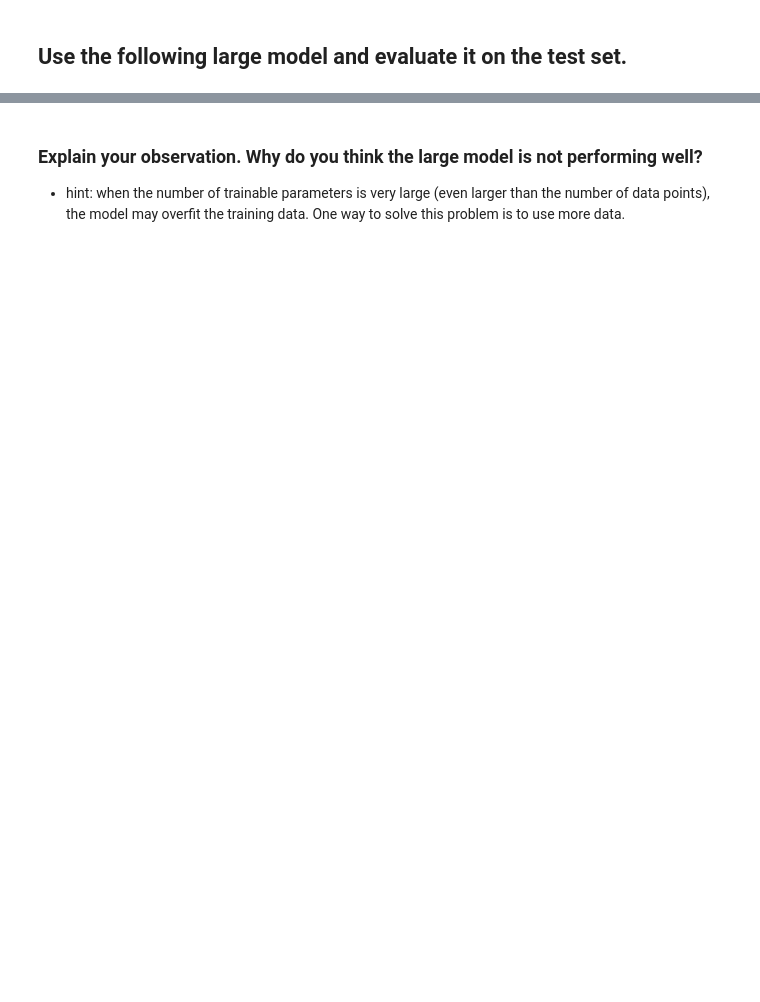
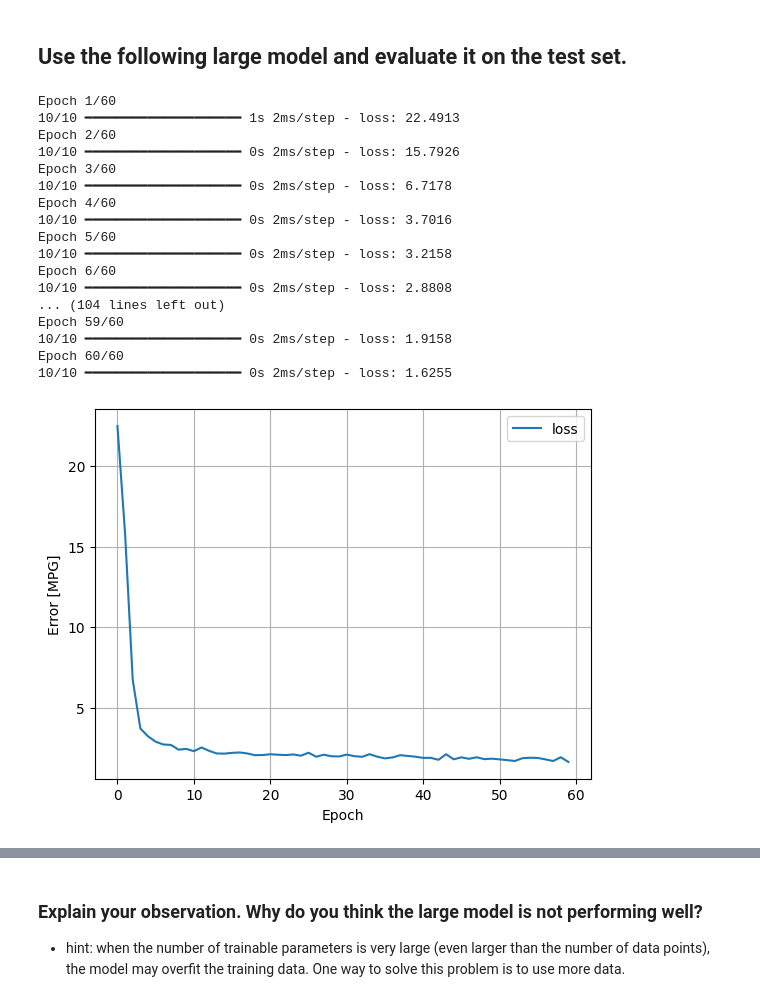
Before and after one commit to harrywsong/COMP3132, a Jupyter notebook: labs/PyML2026/Lab_Week04/LabWeek4.ipynb, the cells around one changed output, grey strips where cells are left out. Drawn from its saved outputs; the diff is of its cells as text; code cells hidden in the pictures; blank space fills up the shorter version.

```diff
--- a/labs/PyML2026/Lab_Week04/LabWeek4.ipynb
+++ b/labs/PyML2026/Lab_Week04/LabWeek4.ipynb
@@ -150,4 +150,4 @@ Name: count, dtype: int64
 # %%
 #your code here
 
-df2 = pd.get_dummies(df, columns=['origin'])
+pd.get_dummies(df, columns=['origin'])
@@ -361,5 +457,28 @@ model_dnn_large = tf.keras.Sequential([
     layers.Dense(64, activation='relu'),
     layers.Dense(1, activation='linear')
 ])
+
+model_dnn_large.compile(loss='mean_absolute_error')
 # %%
 # your code here
+history = model_dnn_large.fit(train_features, train_labels, epochs=60)
+plot_loss(history)
+# %% [output]
+Epoch 1/60
+10/10 ━━━━━━━━━━━━━━━━━━━━ 1s 2ms/step - loss: 22.4913
+Epoch 2/60
+10/10 ━━━━━━━━━━━━━━━━━━━━ 0s 2ms/step - loss: 15.7926
+Epoch 3/60
+10/10 ━━━━━━━━━━━━━━━━━━━━ 0s 2ms/step - loss: 6.7178
+Epoch 4/60
+10/10 ━━━━━━━━━━━━━━━━━━━━ 0s 2ms/step - loss: 3.7016
+Epoch 5/60
+10/10 ━━━━━━━━━━━━━━━━━━━━ 0s 2ms/step - loss: 3.2158
+Epoch 6/60
+10/10 ━━━━━━━━━━━━━━━━━━━━ 0s 2ms/step - loss: 2.8808
+... (104 lines left out)
+Epoch 59/60
+10/10 ━━━━━━━━━━━━━━━━━━━━ 0s 2ms/step - loss: 1.9158
+Epoch 60/60
+10/10 ━━━━━━━━━━━━━━━━━━━━ 0s 2ms/step - loss: 1.6255
+[figure, added]
```
Also changed, not shown: parts of 21 cells of this notebook.
